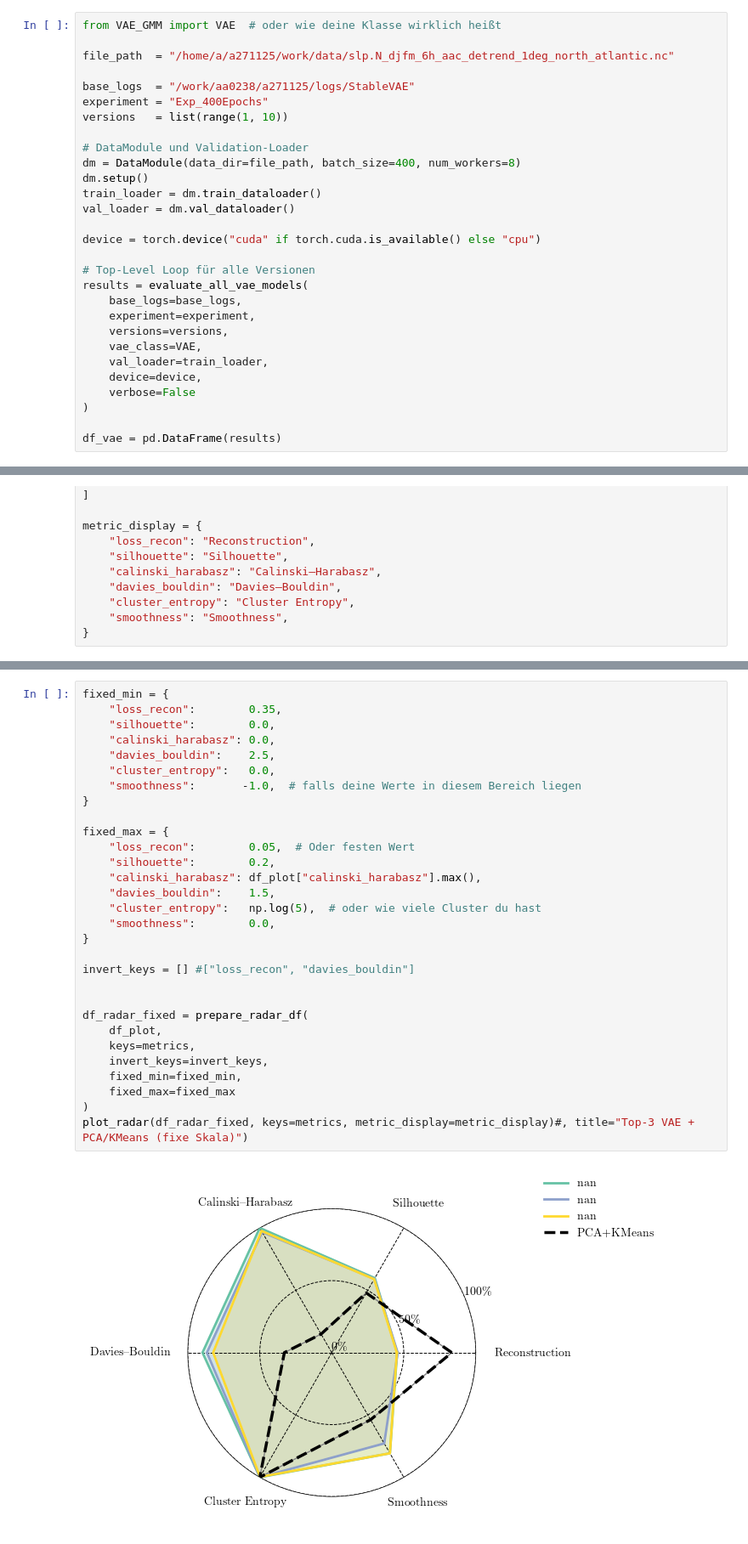
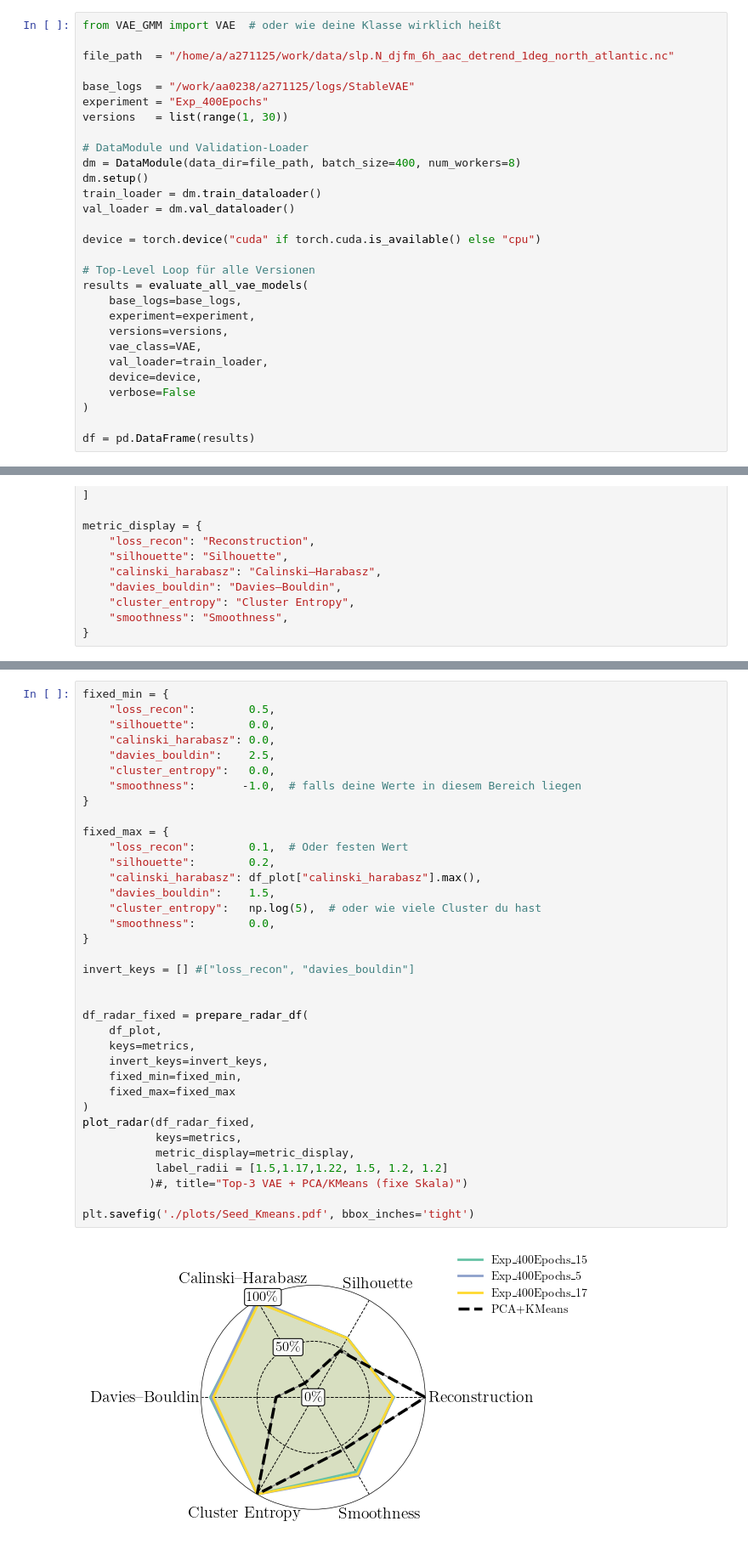
Before and after one commit to jonashuegle/vae_gmm, a Jupyter notebook: Plot_radar.ipynb, the cells around one changed output, grey strips where cells are left out. Shown at 85% size. Drawn from its saved outputs; the diff is of its cells as text.

Commit message:
added multiple plotting functions, tried new parameters (to be checked)

```diff
--- a/Plot_radar.ipynb
+++ b/Plot_radar.ipynb
@@ -464,7 +490,7 @@ file_path  = "/home/a/a271125/work/data/slp.N_djfm_6h_aac_detrend_1deg_north_atl
 
 base_logs  = "/work/aa0238/a271125/logs/StableVAE"
 experiment = "Exp_400Epochs"
-versions   = list(range(1, 10))
+versions   = list(range(1, 30))
 
 # DataModule und Validation-Loader
 dm = DataModule(data_dir=file_path, batch_size=400, num_workers=8)
@@ -485,7 +511,7 @@ results = evaluate_all_vae_models(
     verbose=False
 )
 
-df_vae = pd.DataFrame(results)
+df = pd.DataFrame(results)
 # %% [output]
 Anzahl std_value == 0: 362
 std_value min/max: 0.0 17.128105
@@ -554,33 +663,39 @@ df_plot
 # %%
 fixed_min = {
-    "loss_recon":        0.35,
+    "loss_recon":        0.5,
     "silhouette":        0.0,
     "calinski_harabasz": 0.0,
     "davies_bouldin":    2.5,
     "cluster_entropy":   0.0,
     "smoothness":       -1.0,  # falls deine Werte in diesem Bereich liegen
 }
 
 fixed_max = {
-    "loss_recon":        0.05,  # Oder festen Wert
+    "loss_recon":        0.1,  # Oder festen Wert
     "silhouette":        0.2,
     "calinski_harabasz": df_plot["calinski_harabasz"].max(),
     "davies_bouldin":    1.5,
     "cluster_entropy":   np.log(5),  # oder wie viele Cluster du hast
     "smoothness":        0.0,
 }
 
 invert_keys = [] #["loss_recon", "davies_bouldin"]
 
 
 df_radar_fixed = prepare_radar_df(
     df_plot,
     keys=metrics,
     invert_keys=invert_keys,
     fixed_min=fixed_min,
     fixed_max=fixed_max
 )
-plot_radar(df_radar_fixed, keys=metrics, metric_display=metric_display)#, title="Top-3 VAE + PCA/KMeans (fixe Skala)")
+plot_radar(df_radar_fixed,
+           keys=metrics,
+           metric_display=metric_display,
+           label_radii = [1.5,1.17,1.22, 1.5, 1.2, 1.2]
+          )#, title="Top-3 VAE + PCA/KMeans (fixe Skala)")
+
+plt.savefig('./plots/Seed_Kmeans.pdf', bbox_inches='tight')
 # %% [output]
-[figure, old version]
+[figure, new version]
 # %%
```
Also changed, not shown: parts of 14 cells of this notebook, 11 other files.
